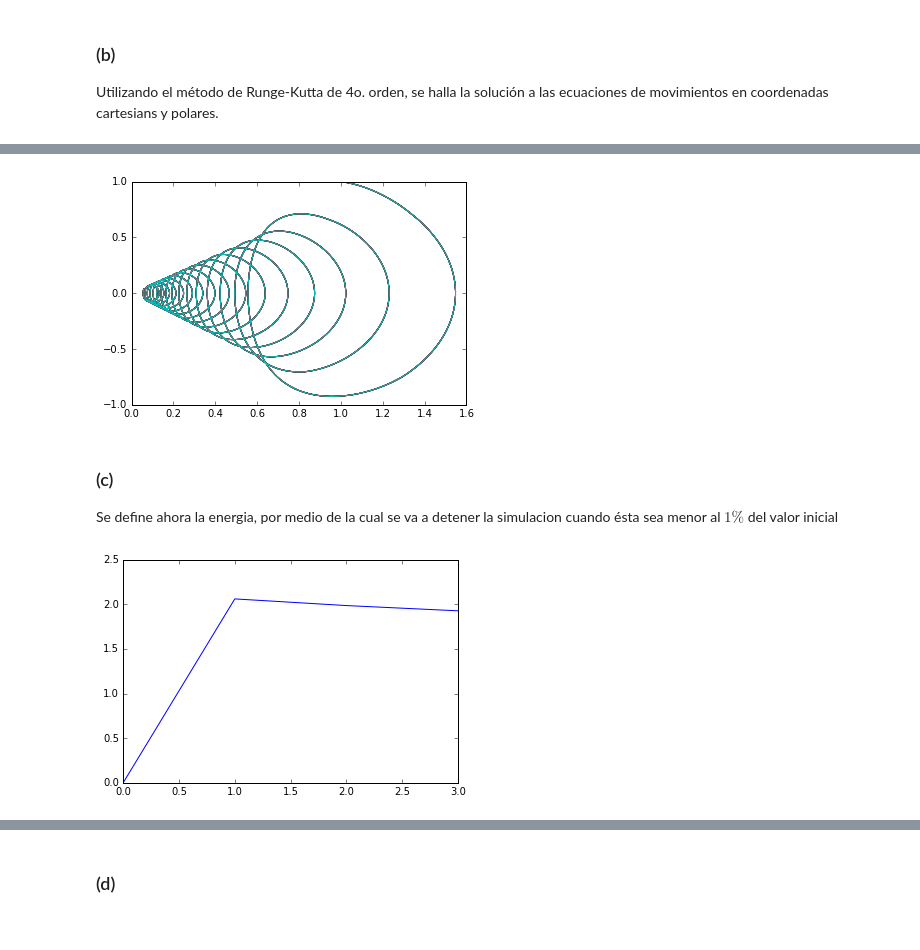
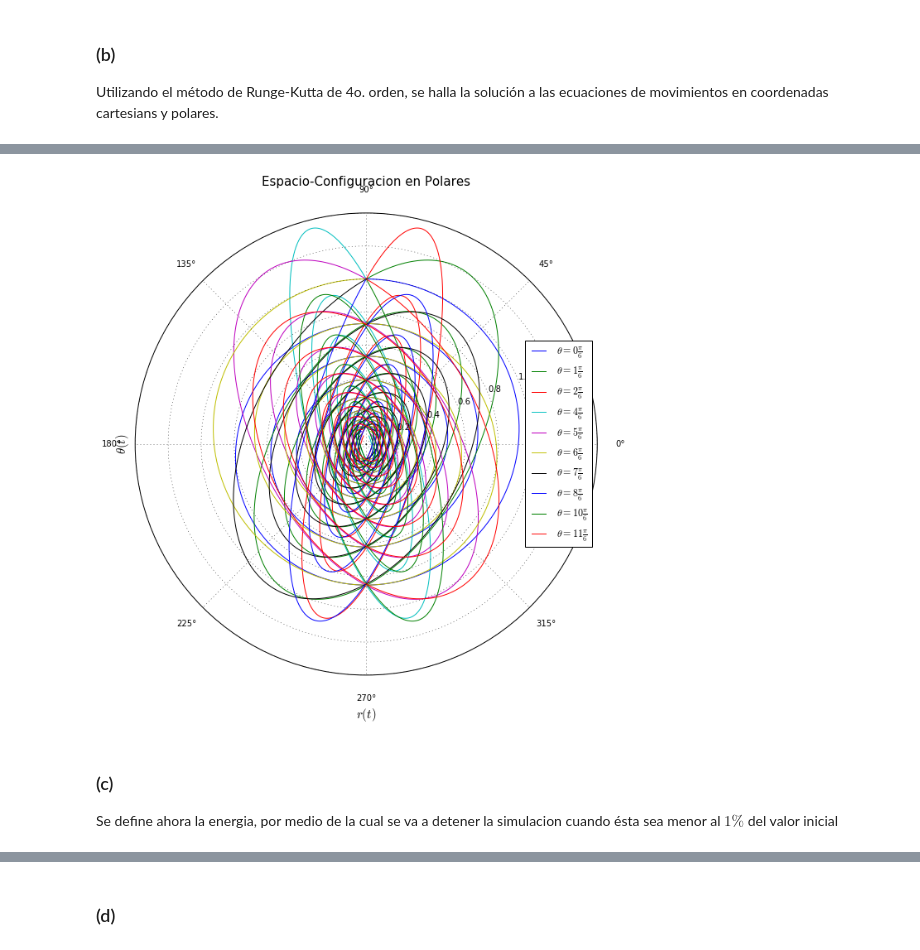
Before and after one commit to iselplabo93/Examenes, a Jupyter notebook: Examen1.ipynb, the cells around one changed output, grey strips where cells are left out. Drawn from its saved outputs; the diff is of its cells as text; code cells hidden in the pictures.

```diff
--- a/Examen1.ipynb
+++ b/Examen1.ipynb
@@ -175,14 +173,24 @@ show()
-# %%
-#La solucion en coordenadas polares con condiciones iniciales (x,y,vx,vy)=(0,1,1,1)
-for n in range(11):
-    r0 = [1,(n*pi)/6,1,1]
-    t_pol,sol_pol=rk4(ec_mov_pol,r0,[0,50])
-    plot(sol_pol[:,0],sol_pol[:,2])
-    #x,y = sol_pol[:,1]*cos(sol_pol[:,2]), sol_pol[:,1]*sin(sol_pol[:,2])
-    #plot(x,y)
-show()
-# %% [output]
-[figure, removed]
+# %%
+fig=figure(figsize=(10,10))
+ax=subplot(111, projection='polar')
+
+for n in range(12):
+    if n==3: # Para n=3,9 hay discontinuidad, por tanto se quitan esos puntos
+        n=3
+    elif n==9:
+        n=9
+    else:
+        r0=[1,pi/2,sin((n*pi)/6),-cos((n*pi)/6)]
+        t_pol,sol_pol=rk4(ec_mov_pol,r0,[0,50]) #x, y = sol_pol[:,1]*cos(sol_pol[:,2]), sol_pol[:,1]*sin(sol_pol[:,2])
+        plot(sol_pol[:,1],sol_pol[:,0],label="$\\theta="+str(n)+"\\frac{\pi}{6}$")
+xlabel('$r(t)$',fontsize=15)
+ylabel('$\\theta(t)$',fontsize=15)
+grid(True)
+title('Espacio-Configuracion en Polares',fontsize=15)
+legend(loc='right')
+show()
+# %% [output]
+[figure, added]
 # %% [markdown]
 ### (c)
 Se define ahora la energia, por medio de la cual se va a detener la simulacion cuando ésta sea menor al $1\%$ del valor inicial
@@ -198,6 +196,0 @@ def Energia(u_v):
-# %%
-E=Energia(sol_car)
-plot(E)
-show()
-# %% [output]
-[figure, removed]
```
Also changed, not shown: parts of 18 cells of this notebook.
